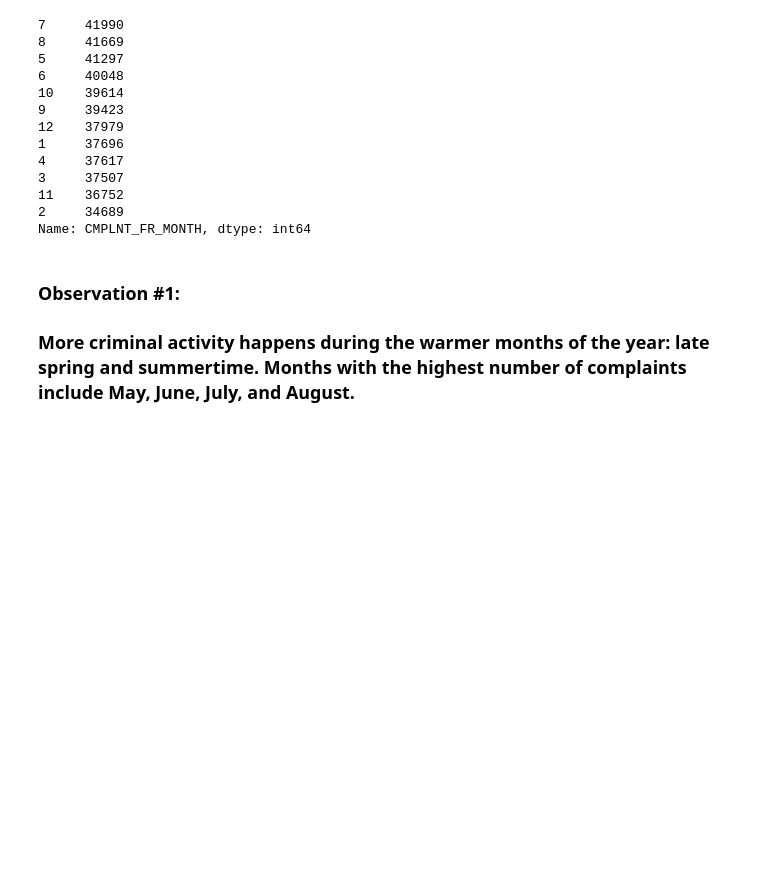
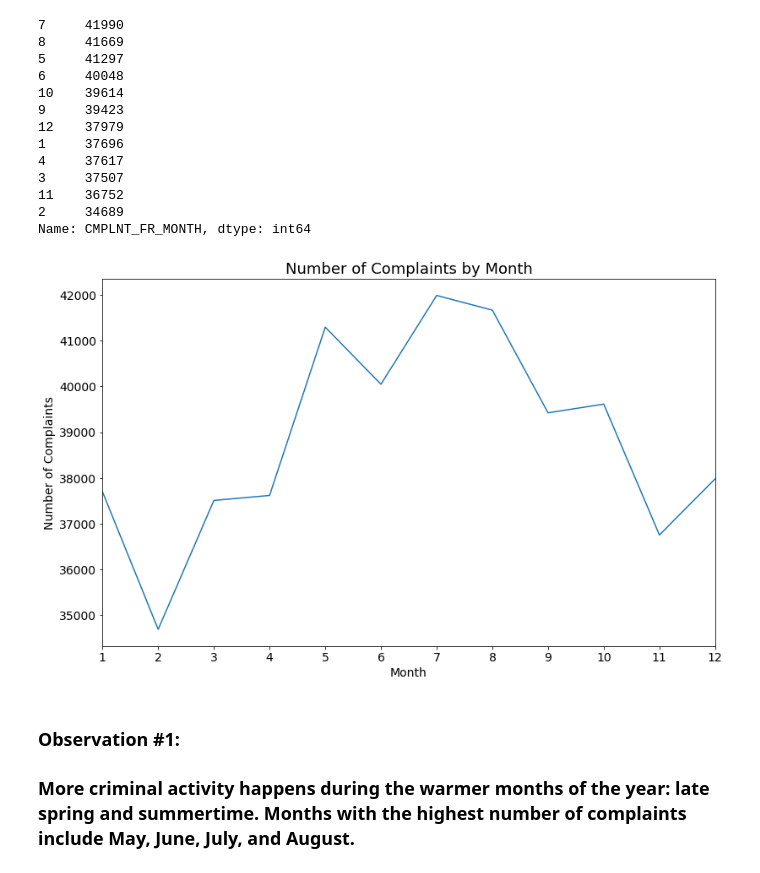
Before and after one commit to gpaet05/nypd-complaints, a Jupyter notebook: report.ipynb, the cells around one changed output. Saved outputs shown, nothing was run; the diff lists cells and outputs as text; code cells hidden in the pictures; blank space fills up the shorter version.

Commit message:
Tweaks to graphs

```diff
--- a/report.ipynb
+++ b/report.ipynb
@@ -167,6 +160,13 @@ nypd['CMPLNT_FR_MONTH'].value_counts().sort_values(ascending=False)
 11    36752
 2     34689
 Name: CMPLNT_FR_MONTH, dtype: int64
+# %%
+complaints_by_month.plot(figsize=(13,8), fontsize=14, xticks=complaints_by_month.index)
+plt.ylabel('Number of Complaints', fontsize=14)
+plt.xlabel('Month', fontsize=14)
+plt.title('Number of Complaints by Month', fontsize=18);
+# %% [output]
+[figure, added]
 # %% [markdown]
 ### Observation #1:
 ### More criminal activity happens during the warmer months of the year: late spring and summertime. Months with the highest number of complaints include May, June, July, and August.
```
Also changed, not shown: parts of 19 cells of this notebook, 1 other file.
